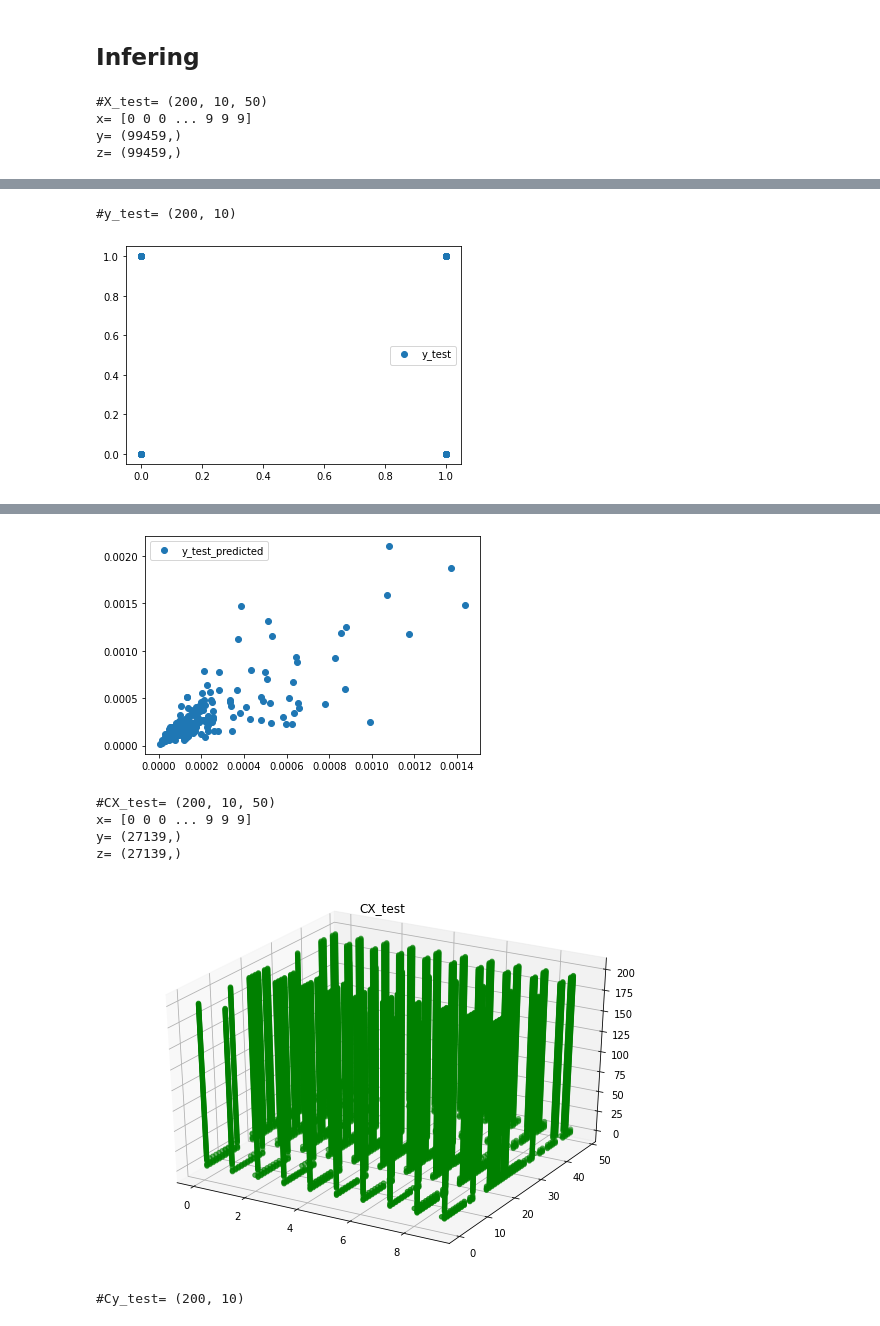
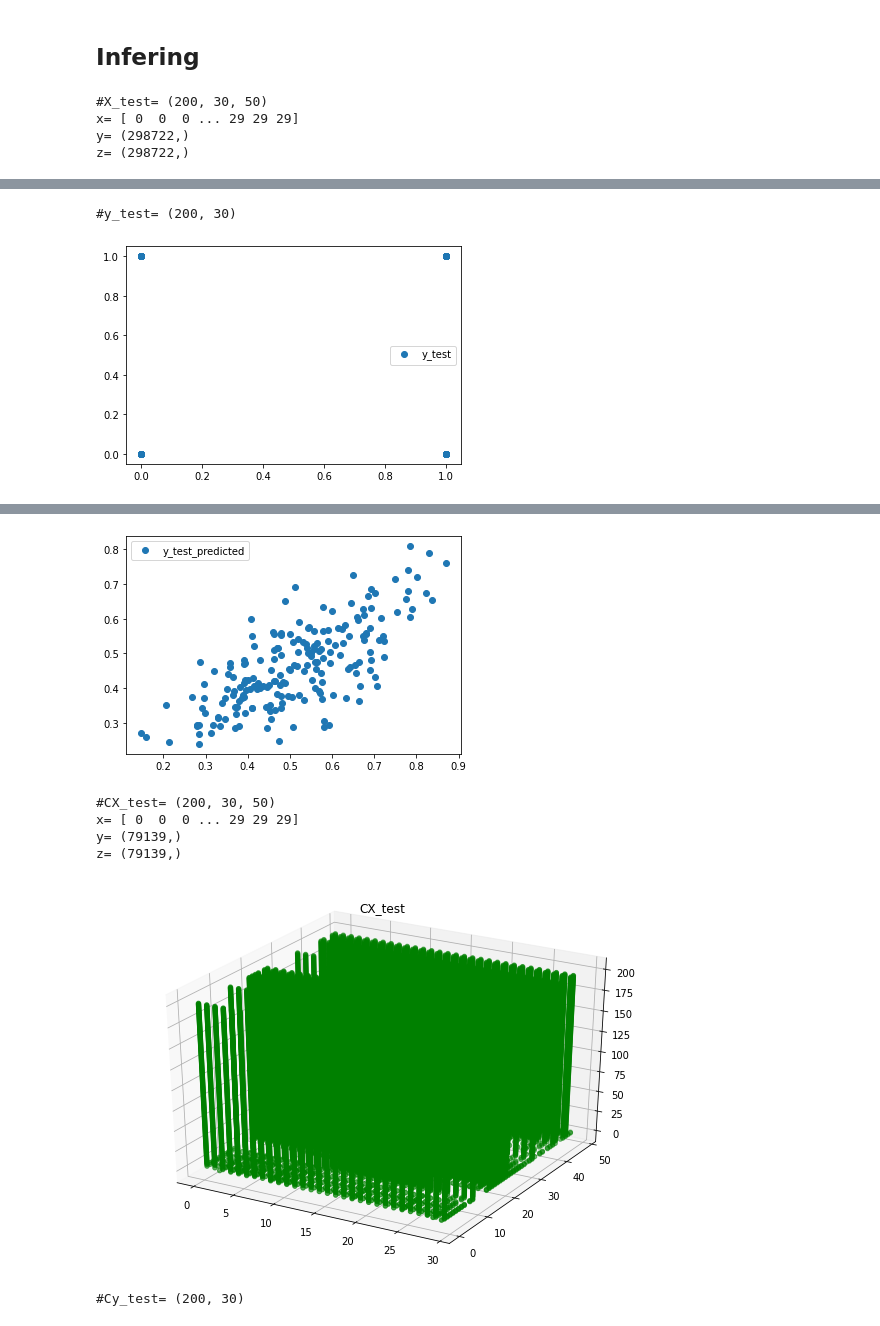
Before and after one commit to lifesboy/selks-lstm-data, a Jupyter notebook: SELKS_LSTM_Anomaly_model.ipynb, the cells around one changed output, grey strips where cells are left out. Cells and saved outputs as stored; diff of their text form; code cells hidden in the pictures.

```diff
--- a/SELKS_LSTM_Anomaly_model.ipynb
+++ b/SELKS_LSTM_Anomaly_model.ipynb
@@ -386,7 +386,7 @@ ALL_FEATURES_SCHEMA = {
 #@title Generate an input sequence
 cell_size = 32 #@param {type:"integer"} #numberOfLSTMunits
 hidden_size = 256 #@param {type:"integer"}
-n_timesteps_in = 10  #@param {type:"integer"}
+n_timesteps_in = 30  #@param {type:"integer"}
 #each input sample has 4 values
 
 n_features = 50   #@param {type:"integer"}
@@ -395,9 +395,9 @@ n_features = 50   #@param {type:"integer"}
 #each output sample has 2 values padded with 0
 
 # generate datasets
-train_size= 2000 #@param {type:"integer"}
+train_size= 500 #@param {type:"integer"}
 test_size = 200  #@param {type:"integer"}
-predict_size = 20  #@param {type:"integer"}
+predict_size = 5  #@param {type:"integer"}
 
 #X_train, y_train , X_test, 	y_test=create_dataset(train_size, test_size, n_timesteps_in,n_features)
 
@@ -1451,9 +1446,9 @@ show_scattered(result, "Cy_test_predicted")
 
 show_scattered_3d(CX_predict, "CX_predict")
 result=model8.predict(CX_predict)
-show_scattered(result, "Cy_test")
+show_scattered(result, "Cy_predict")
 # %% [output]
-#X_test= (200, 10, 50)
-x= [0 0 0 ... 9 9 9]
-y= (99459,)
-z= (99459,)
+#X_test= (200, 30, 50)
+x= [ 0  0  0 ... 29 29 29]
+y= (298722,)
+z= (298722,)
@@ -1461,2 +1456,2 @@ z= (99459,)
-#y_test= (200, 10)
+#y_test= (200, 30)
 [figure]
@@ -1465,8 +1460,8 @@ z= (99459,)
-[figure, old version]
+[figure, new version]
-#CX_test= (200, 10, 50)
-x= [0 0 0 ... 9 9 9]
-y= (27139,)
-z= (27139,)
+#CX_test= (200, 30, 50)
+x= [ 0  0  0 ... 29 29 29]
+y= (79139,)
+z= (79139,)
-[figure, old version]
+[figure, new version]
-#Cy_test= (200, 10)
+#Cy_test= (200, 30)
 [figure]
```
Also changed, not shown: parts of 10 cells of this notebook.
